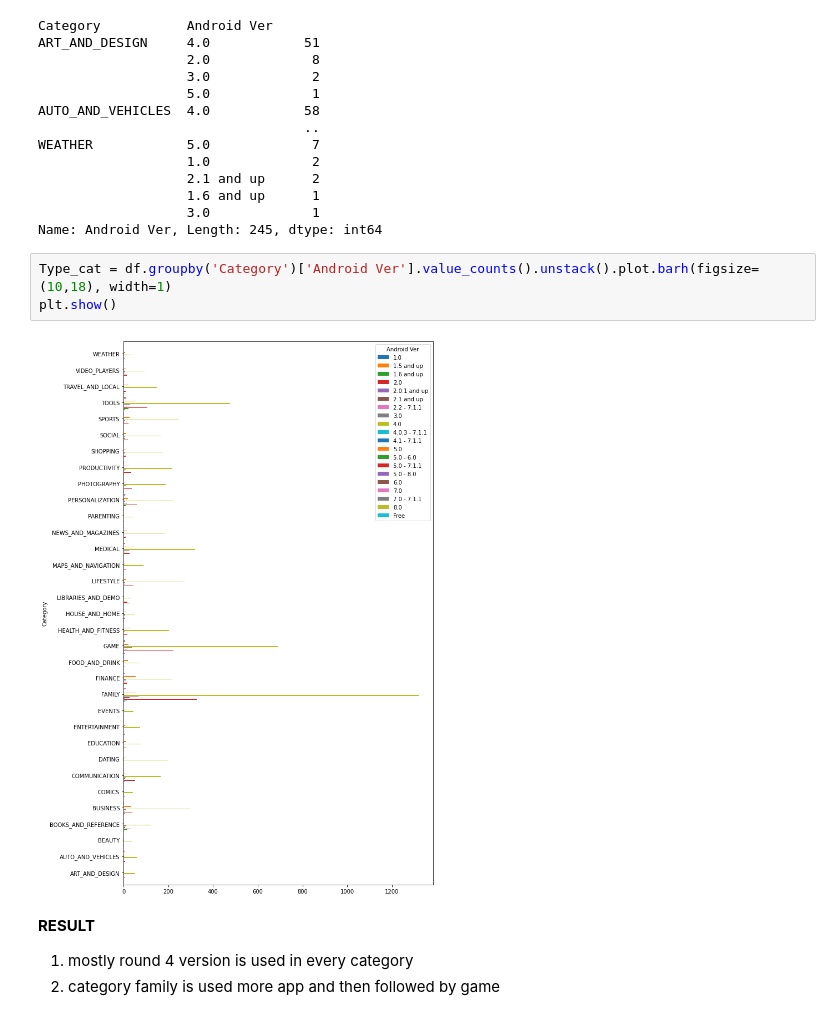
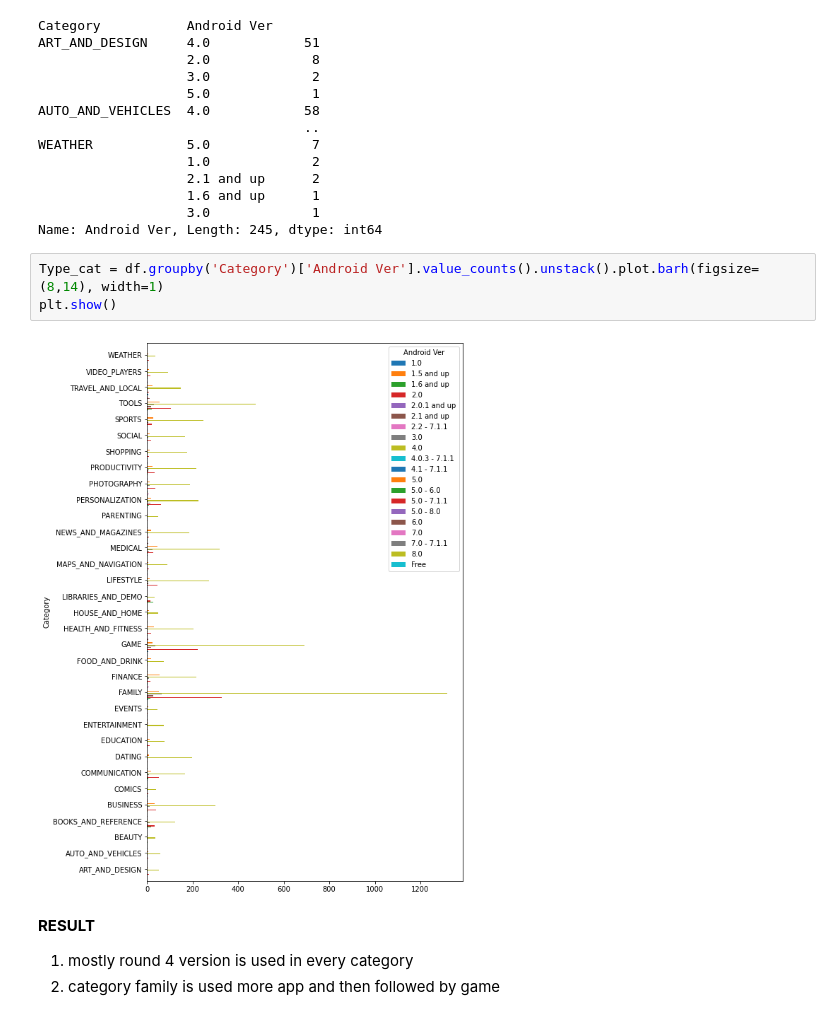
Before and after one commit to kumarirakhi19/1st-project-play-store-app, a Jupyter notebook: Copy_of_Play_Store_App_Review_Analysis_Capstone_Project.ipynb, the cells around one changed output. Saved outputs shown, nothing was run; the diff lists cells and outputs as text.

```diff
--- a/Copy_of_Play_Store_App_Review_Analysis_Capstone_Project.ipynb
+++ b/Copy_of_Play_Store_App_Review_Analysis_Capstone_Project.ipynb
@@ -489,10 +489,10 @@ WEATHER            5.0             7
                    3.0             1
 Name: Android Ver, Length: 245, dtype: int64
 # %%
-Type_cat = df.groupby('Category')['Android Ver'].value_counts().unstack().plot.barh(figsize=(10,18), width=1)
+Type_cat = df.groupby('Category')['Android Ver'].value_counts().unstack().plot.barh(figsize=(8,14), width=1)
 plt.show()
 # %% [output]
-[figure, old version]
+[figure, new version]
 # %% [markdown]
 **RESULT**
 
```
Also changed, not shown: parts of 8 cells of this notebook.
